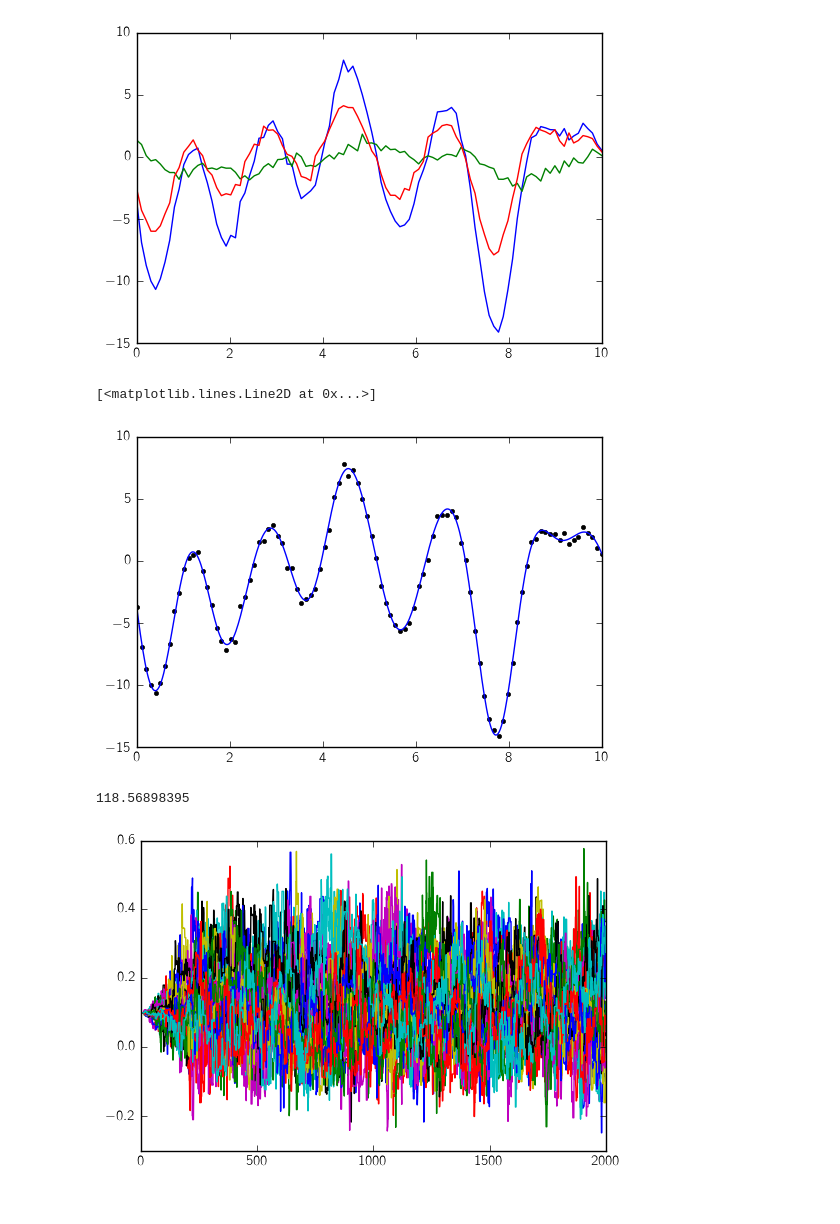
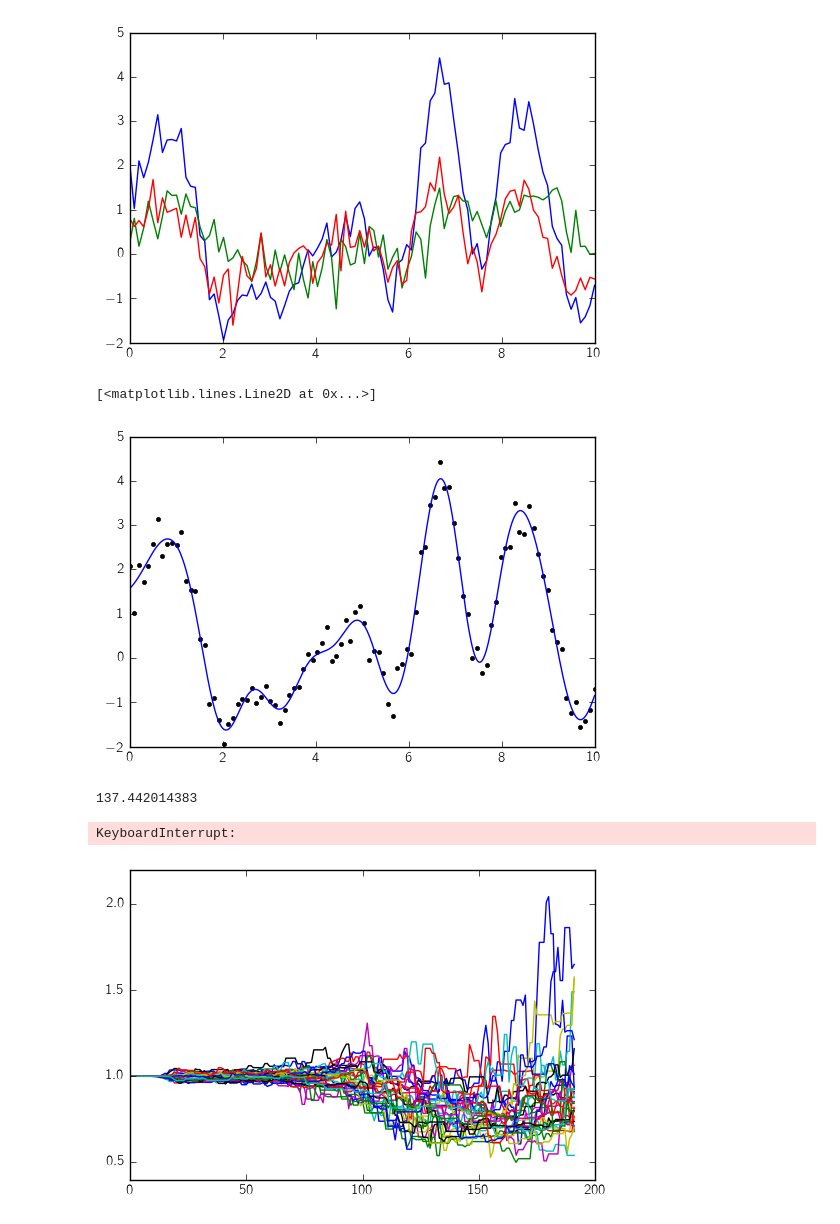
Before and after one commit to dfm/gprv, a Jupyter notebook: demo.ipynb, the cells around one changed output. Drawn from its saved outputs; the diff is of its cells as text; code cells hidden in the pictures.

```diff
--- a/demo.ipynb
+++ b/demo.ipynb
@@ -32,18 +32,23 @@ class SimpleKernel(Model):
         return 2 * a * b * np.exp(-b * tau**2) * (1.0 - 2 * b * tau**2)
 
 class RVKernel(Model):
-    parameter_names = ("log_vc", "log_vr", "log_lc", "log_bc", "log_br")
+    parameter_names = ("vc", "vr", "lc", "bc", "br")
 
     def __init__(self, G, *args, **kwargs):
         self.G = G
         super(RVKernel, self).__init__(*args, **kwargs)
 
     def get_value(self, tau, l1, l2):
-        vc = np.exp(self.log_vc)
-        vr = np.exp(self.log_vr)
-        lc = np.exp(self.log_lc)
-        bc = np.exp(self.log_bc)
-        br = np.exp(self.log_br)
+#         vc = np.exp(self.log_vc)
+#         vr = np.exp(self.log_vr)
+#         lc = np.exp(self.log_lc)
+#         bc = np.exp(self.log_bc)
+#         br = np.exp(self.log_br)
+        vc = self.vc
+        vr = self.vr
+        lc = self.lc
+        bc = self.bc
+        br = self.br
 
         # Compute the value of gamma and its derivatives
         g = self.G.get_value(tau)
@@ -99,7 +104,7 @@ class RVKernel(Model):
         return K
 # %%
 func = SimpleKernel(0.1)
-kernel = RVKernel(func, 1.0, 1.0, 0.0, 0.0, 0.5)
+kernel = RVKernel(func, 1.0, 1.0, 0.6, 0.3, 0.5)
 # %%
 t = np.linspace(0, 10, 100)
 l = np.concatenate((1 + np.zeros(len(t)), 2 + np.zeros(len(t)), 3 + np.zeros(len(t)))).astype(int)
@@ -111,7 +116,7 @@ y = np.random.multivariate_normal(np.zeros_like(t), K)
 for i in [1, 2, 3]:
     plt.plot(t[l==i], y[l==i])
 # %% [output]
-[figure, old version]
+[figure, new version]
 # %%
 K = kernel.get_value(t[:, None] - t[None, :], l[:, None], l[None, :])
 K[np.diag_indices(len(t))] += 0.1
@@ -125,7 +130,7 @@ plt.plot(t[l==1], y[l==1], ".k")
 plt.plot(x, mu)
 # %% [output]
 [<matplotlib.lines.Line2D at 0x...>]
-[figure, old version]
+[figure, new version]
 # %%
 def log_prob(params):
     n = func.vector_size
@@ -151,13 +156,15 @@ sampler = emcee3.Sampler()
 pool = emcee3.pools.InterruptiblePool()
 ensemble = emcee3.Ensemble(emcee3.SimpleModel(log_prob), p0, pool=pool)
 # %% [output]
-118.56898395
+137.442014383
 # %%
 ensemble = sampler.run(ensemble, 2000, progress=True)
+# %% [output]
+KeyboardInterrupt:
 # %%
 chain = sampler.get_coords()
 lp = sampler.get_log_probability()
-plt.plot(chain[:, :, 0]);
+plt.plot(chain[:, :, 2]);
 # %% [output]
-[figure, old version]
+[figure, new version]
 # %%
```
Also changed, not shown: parts of 3 cells of this notebook, 1 other file.
